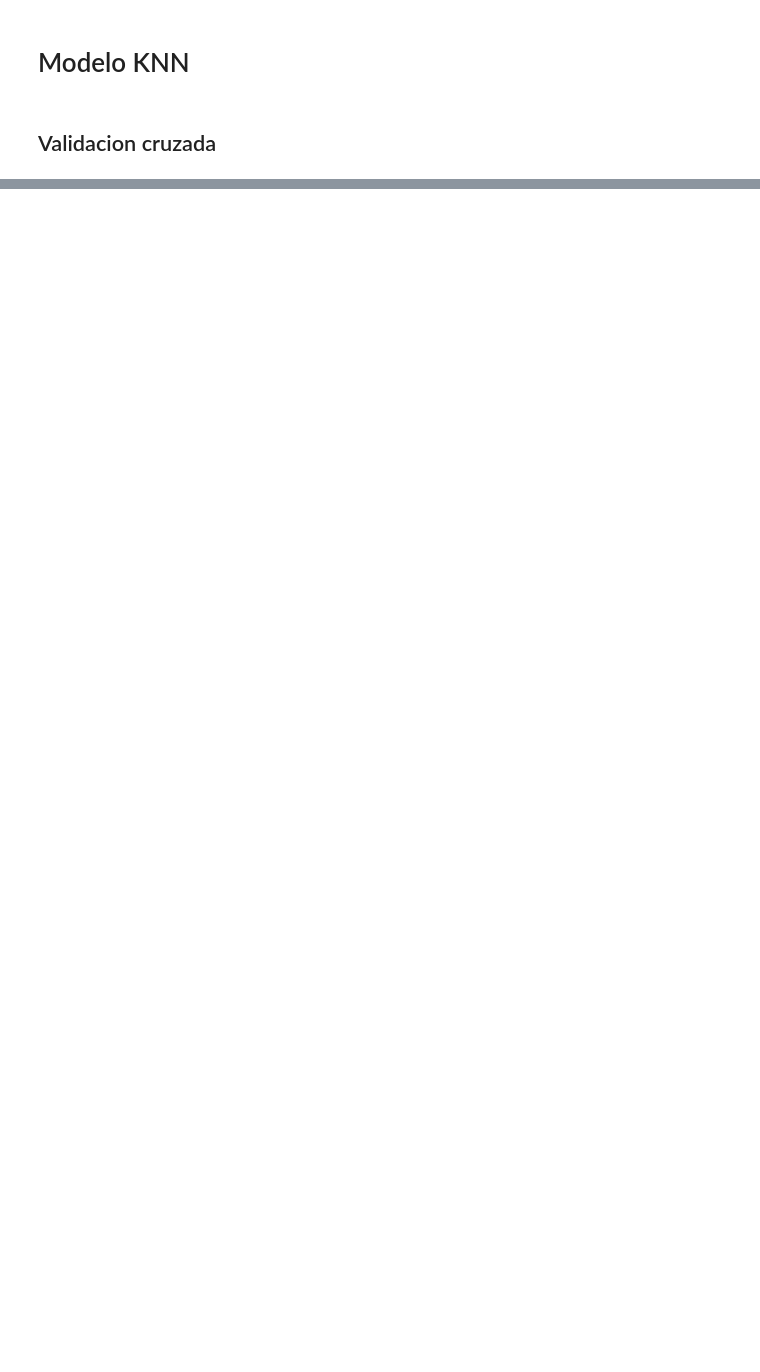
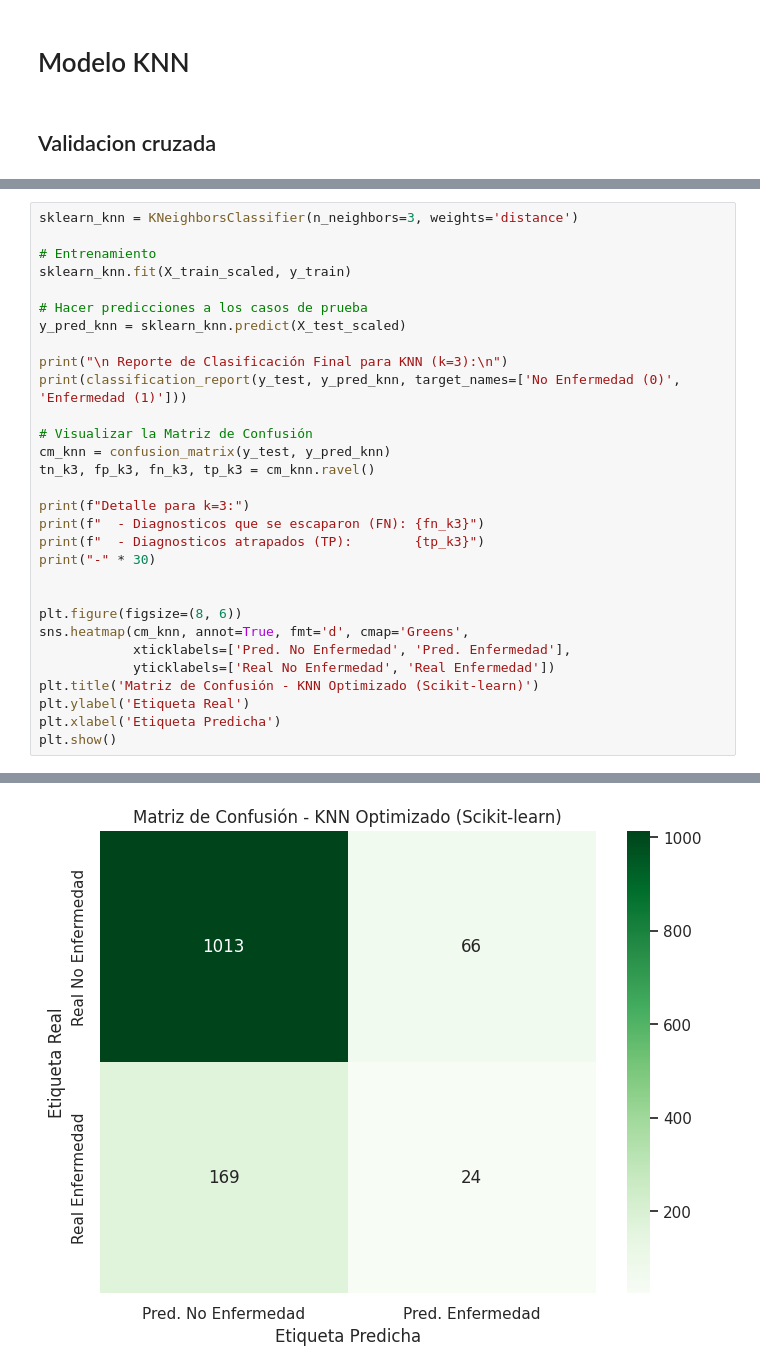
Before and after one commit to stefymojica/MACC, a Jupyter notebook: enfermedad_coronaria.ipynb, the cells around one changed output, grey strips where cells are left out. Saved outputs shown, nothing was run; the diff lists cells and outputs as text; blank space fills up the shorter version.

```diff
--- a/enfermedad_coronaria.ipynb
+++ b/enfermedad_coronaria.ipynb
@@ -413,0 +528,31 @@ for k in k_values:
+# %%
+sklearn_knn = KNeighborsClassifier(n_neighbors=3, weights='distance')
+
+# Entrenamiento
+sklearn_knn.fit(X_train_scaled, y_train)
+
+# Hacer predicciones a los casos de prueba
+y_pred_knn = sklearn_knn.predict(X_test_scaled)
+
+print("\n Reporte de Clasificación Final para KNN (k=3):\n")
+print(classification_report(y_test, y_pred_knn, target_names=['No Enfermedad (0)', 'Enfermedad (1)']))
+
+# Visualizar la Matriz de Confusión
+cm_knn = confusion_matrix(y_test, y_pred_knn)
+tn_k3, fp_k3, fn_k3, tp_k3 = cm_knn.ravel()
+
+print(f"Detalle para k=3:")
+print(f"  - Diagnosticos que se escaparon (FN): {fn_k3}")
+print(f"  - Diagnosticos atrapados (TP):        {tp_k3}")
+print("-" * 30)
+
+
+plt.figure(figsize=(8, 6))
+sns.heatmap(cm_knn, annot=True, fmt='d', cmap='Greens',
+            xticklabels=['Pred. No Enfermedad', 'Pred. Enfermedad'],
+            yticklabels=['Real No Enfermedad', 'Real Enfermedad'])
+plt.title('Matriz de Confusión - KNN Optimizado (Scikit-learn)')
+plt.ylabel('Etiqueta Real')
+plt.xlabel('Etiqueta Predicha')
+plt.show()
+# %% [output]
@@ -413,0 +574 @@ for k in k_values:
+[figure, added]
```
Also changed, not shown: parts of 9 cells of this notebook.
